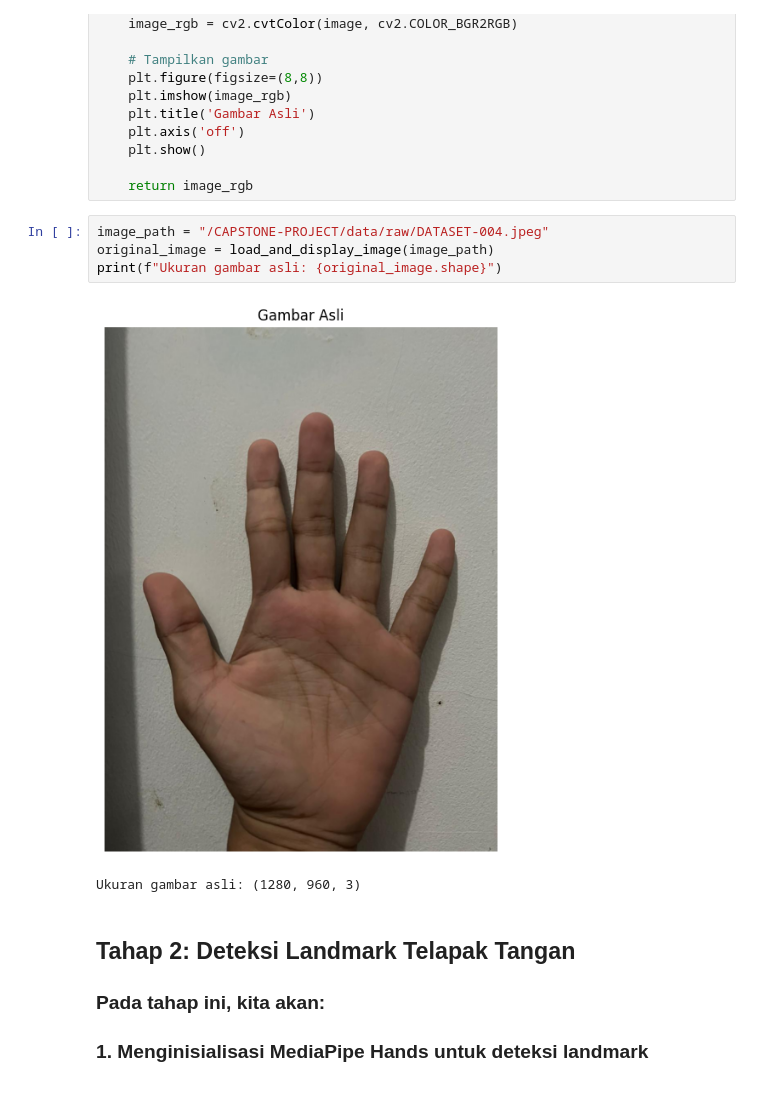
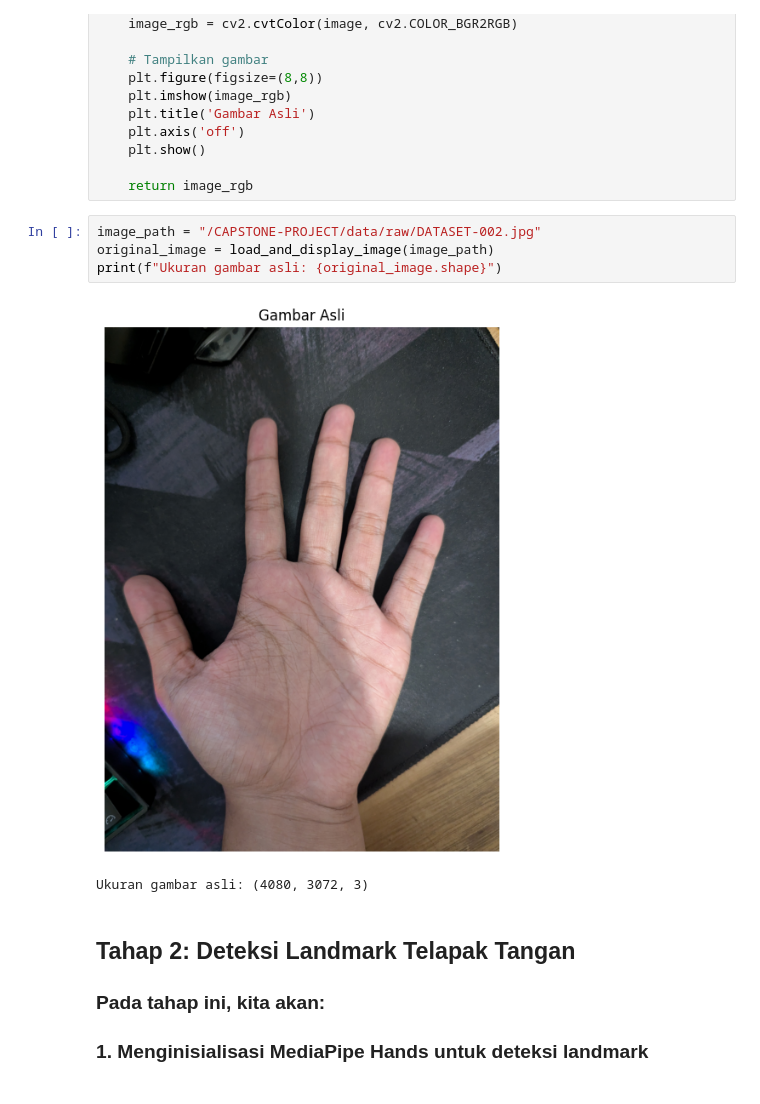
Before and after one commit to DimPalm-Capstone-Project/ML_Structuring_Model, a Jupyter notebook: notebooks/preprocessing.ipynb, the cells around one changed output. Saved outputs shown, nothing was run; the diff lists cells and outputs as text.

```diff
--- a/notebooks/preprocessing.ipynb
+++ b/notebooks/preprocessing.ipynb
@@ -42,12 +42,12 @@ def load_and_display_image(image_path):
 
     return image_rgb
 # %%
-image_path = "/CAPSTONE-PROJECT/data/raw/DATASET-004.jpeg"
+image_path = "/CAPSTONE-PROJECT/data/raw/DATASET-002.jpg"
 original_image = load_and_display_image(image_path)
 print(f"Ukuran gambar asli: {original_image.shape}")
 # %% [output]
-[figure, old version]
+[figure, new version]
-Ukuran gambar asli: (1280, 960, 3)
+Ukuran gambar asli: (4080, 3072, 3)
 # %% [markdown]
 ## Tahap 2: Deteksi Landmark Telapak Tangan
 ### Pada tahap ini, kita akan:
```
Also changed, not shown: parts of 6 cells of this notebook, 7 other files.
